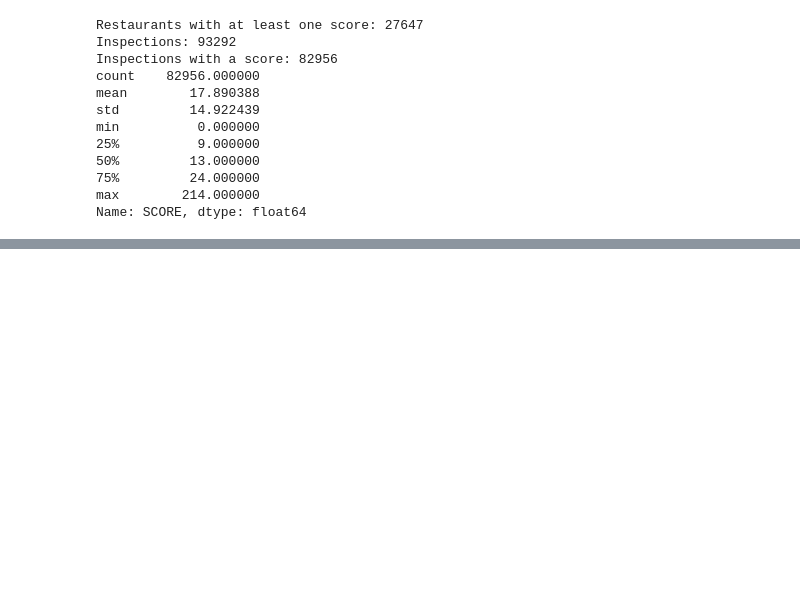
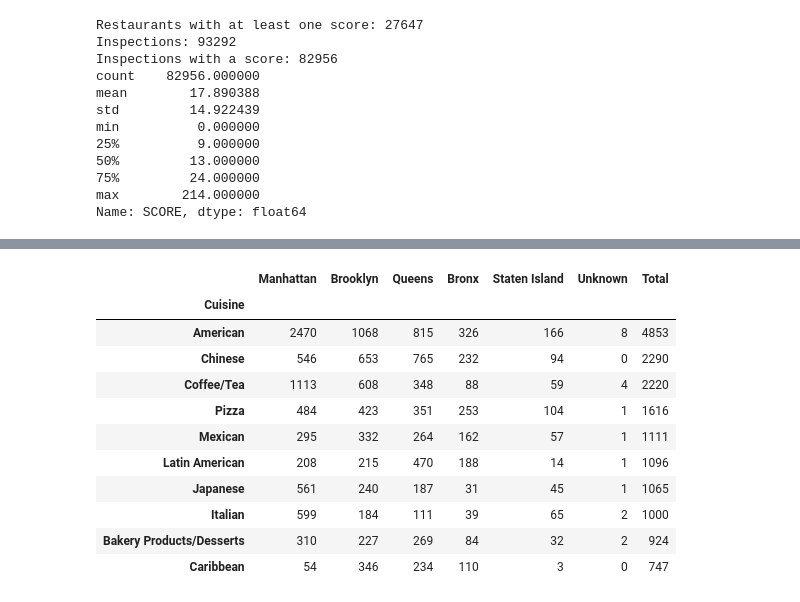
Before and after one commit to estvjana/nyc-restaurant-inspections, a Jupyter notebook: 01_data_exploration.ipynb, the cells around one changed output, grey strips where cells are left out. Cells and saved outputs as stored; diff of their text form; code cells hidden in the pictures; blank space fills up the shorter version.

```diff
--- a/01_data_exploration.ipynb
+++ b/01_data_exploration.ipynb
@@ -139,0 +219,7 @@ Name: SCORE, dtype: float64
+# %%
+restaurants = inspected.drop_duplicates(subset="CAMIS")
+cuisine_counts = restaurants["CUISINE DESCRIPTION"].value_counts()
+
+print("Restaurants in this table:", len(restaurants))
+print("Different cuisines:", len(cuisine_counts))
+cuisine_counts.head(10)
@@ -139,0 +267,24 @@ Name: SCORE, dtype: float64
+# %%
+top10 = cuisine_counts.head(10).index
+
+cuisine_by_borough = pd.crosstab(restaurants["CUISINE DESCRIPTION"], restaurants["BORO"]).loc[top10]
+cuisine_by_borough = cuisine_by_borough.rename(columns={"0": "Unknown"})
+cuisine_by_borough = cuisine_by_borough[["Manhattan", "Brooklyn", "Queens", "Bronx", "Staten Island", "Unknown"]]
+cuisine_by_borough["Total"] = cuisine_by_borough.sum(axis=1)
+cuisine_by_borough.index.name = "Cuisine"
+cuisine_by_borough.columns.name = None
+
+cuisine_by_borough
+# %% [output]
+|  | Manhattan | Brooklyn | Queens | Bronx | Staten Island | Unknown | Total |
+| Cuisine |  |  |  |  |  |  |  |
+| American | 2470 | 1068 | 815 | 326 | 166 | 8 | 4853 |
+| Chinese | 546 | 653 | 765 | 232 | 94 | 0 | 2290 |
+| Coffee/Tea | 1113 | 608 | 348 | 88 | 59 | 4 | 2220 |
+| Pizza | 484 | 423 | 351 | 253 | 104 | 1 | 1616 |
+| Mexican | 295 | 332 | 264 | 162 | 57 | 1 | 1111 |
+| Latin American | 208 | 215 | 470 | 188 | 14 | 1 | 1096 |
+| Japanese | 561 | 240 | 187 | 31 | 45 | 1 | 1065 |
+| Italian | 599 | 184 | 111 | 39 | 65 | 2 | 1000 |
+| Bakery Products/Desserts | 310 | 227 | 269 | 84 | 32 | 2 | 924 |
+| Caribbean | 54 | 346 | 234 | 110 | 3 | 0 | 747 |
```
Also changed, not shown: parts of 85 cells of this notebook, 6 other files.
